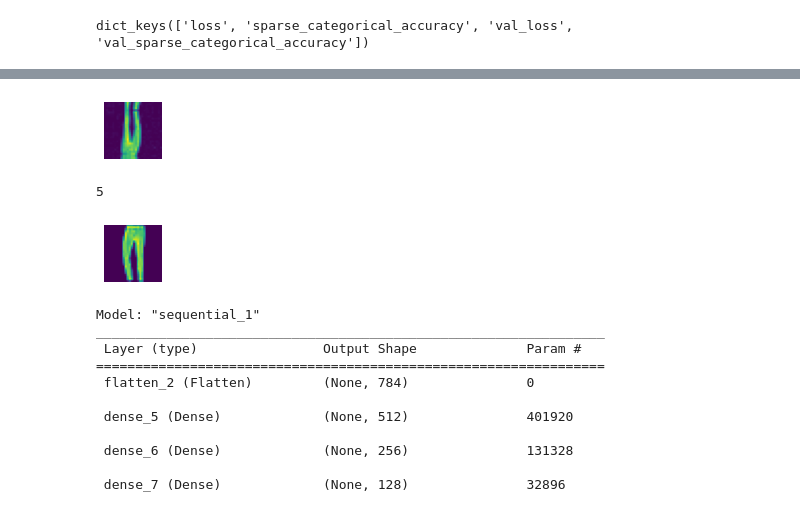
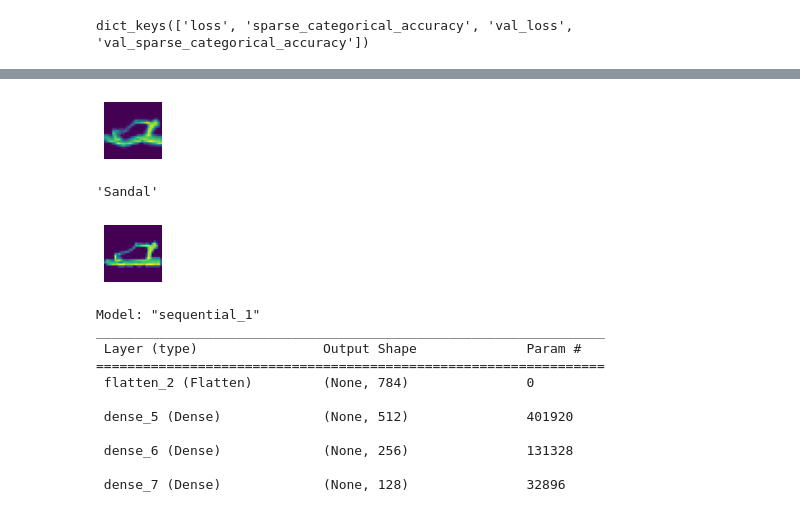
Before and after one commit to kanies89/Kodilla---Module_18.3_Task_1, a Jupyter notebook: Kodilla - Module_18.3_Task_1.ipynb, the cells around one changed output, grey strips where cells are left out. Drawn from its saved outputs; the diff is of its cells as text; code cells hidden in the pictures.

```diff
--- a/Kodilla - Module_18.3_Task_1.ipynb
+++ b/Kodilla - Module_18.3_Task_1.ipynb
@@ -250,4 +246,9 @@ def new_dataset(x):
         X_train.append(augmented_image)
 
     return X_train
+# %%
+size = 500
+r = np.random.randint(0,size)
+X_add = np.split(X_train,size,axis=0)[r]
+y_add = np.split(y_train,size,axis=0)[r]
 # %%
@@ -263,15 +267,15 @@ y_old_and_new = np.concatenate((y_train, y_train), axis=0)
 # %%
-visualize(X_old_and_new[223])
+visualize(X_old_and_new[1])
 # %% [output]
-[figure, old version]
+[figure, new version]
 # %%
-y_train[12]
+labels[y_add[1]]
 # %% [output]
-5
+'Sandal'
 # %%
-visualize(X_train[223])
+visualize(X_add[1])
 # %% [output]
-[figure, old version]
+[figure, new version]
 # %%
 # make dataset from the list
 train_ds = tf.data.Dataset.from_tensor_slices((X_old_and_new, y_old_and_new))
```
Also changed, not shown: parts of 18 cells of this notebook, 41 other files.
